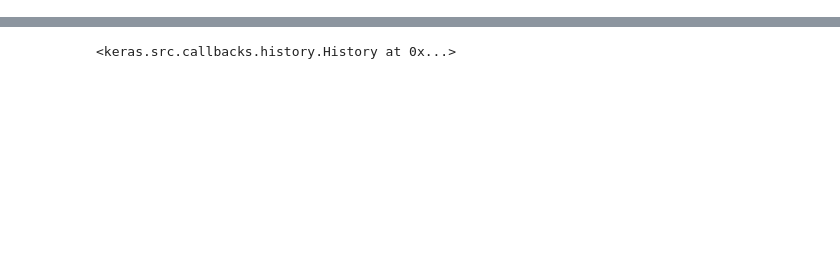
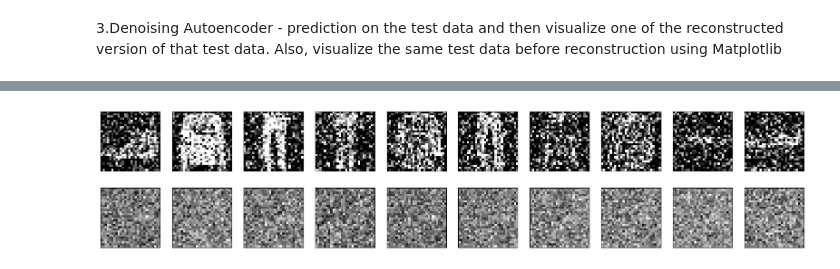
Before and after one commit to vardhanreddy-t/Neural_ICP6, a Jupyter notebook: icp6.ipynb, the cells around one changed output, grey strips where cells are left out. Drawn from its saved outputs; the diff is of its cells as text; code cells hidden in the pictures; blank space fills up the shorter version.

```diff
--- a/icp6.ipynb
+++ b/icp6.ipynb
@@ -145,36 +176,60 @@ plt.show()
+# %% [markdown]
+3.Denoising Autoencoder - prediction on the test data and then visualize one of the reconstructed version of that test data. Also, visualize the same test data before reconstruction using Matplotlib
 # %%
 from keras.layers import Input, Dense
 from keras.models import Model
-
-# this is the size of our encoded representations
-encoding_dim = 32  # 32 floats -> compression of factor 24.5, assuming the input is 784 floats
-
-# this is our input placeholder
-input_img = Input(shape=(784,))
-# "encoded" is the encoded representation of the input
-encoded = Dense(encoding_dim, activation='relu')(input_img)
-# "decoded" is the lossy reconstruction of the input
-decoded = Dense(784, activation='sigmoid')(encoded)
-# this model maps an input to its reconstruction
-autoencoder = Model(input_img, decoded)
-# this model maps an input to its encoded representation
-autoencoder.compile(optimizer='adadelta', loss='binary_crossentropy', metrics=['accuracy'])
 from keras.datasets import fashion_mnist
 import numpy as np
+import matplotlib.pyplot as plt
+
+# Define the model architecture
+encoding_dim = 32
+
+input_img = Input(shape=(784,))
+encoded = Dense(encoding_dim, activation='relu')(input_img)
+decoded = Dense(784, activation='sigmoid')(encoded)
+
+autoencoder = Model(input_img, decoded)
+autoencoder.compile(optimizer='adadelta', loss='binary_crossentropy')
+# Load data
 (x_train, _), (x_test, _) = fashion_mnist.load_data()
 x_train = x_train.astype('float32') / 255.
 x_test = x_test.astype('float32') / 255.
 x_train = x_train.reshape((len(x_train), np.prod(x_train.shape[1:])))
 x_test = x_test.reshape((len(x_test), np.prod(x_test.shape[1:])))
-
-#introducing noise
+# Introducing noise
 noise_factor = 0.5
 x_train_noisy = x_train + noise_factor * np.random.normal(loc=0.0, scale=1.0, size=x_train.shape)
 x_test_noisy = x_test + noise_factor * np.random.normal(loc=0.0, scale=1.0, size=x_test.shape)
+x_train_noisy = np.clip(x_train_noisy, 0., 1.)
+x_test_noisy = np.clip(x_test_noisy, 0., 1.)
 
+# Train the model
 autoencoder.fit(x_train_noisy, x_train,
-                epochs=10,
+                epochs=20,
                 batch_size=256,
                 shuffle=True,
-                validation_data=(x_test_noisy, x_test_noisy))
+                validation_data=(x_test_noisy, x_test))
+
+# Predict on the noisy test data
+decoded_imgs = autoencoder.predict(x_test_noisy)
+
+# Visualize the noisy input and the reconstructed data
+n = 10  # How many digits we will display
+plt.figure(figsize=(20, 4))
+for i in range(n):
+    # Display noisy input
+    ax = plt.subplot(2, n, i + 1)
+    plt.imshow(x_test_noisy[i].reshape(28, 28))
+    plt.gray()
+    ax.get_xaxis().set_visible(False)
+    ax.get_yaxis().set_visible(False)
+
+    # Display reconstruction
+    ax = plt.subplot(2, n, i + 1 + n)
+    plt.imshow(decoded_imgs[i].reshape(28, 28))
+    plt.gray()
+    ax.get_xaxis().set_visible(False)
+    ax.get_yaxis().set_visible(False)
+plt.show()
 # %% [output]
@@ -201 +253 @@ Epoch 10/10
-<keras.src.callbacks.history.History at 0x...>
+[figure, added]
```
Also changed, not shown: parts of 10 cells of this notebook.
